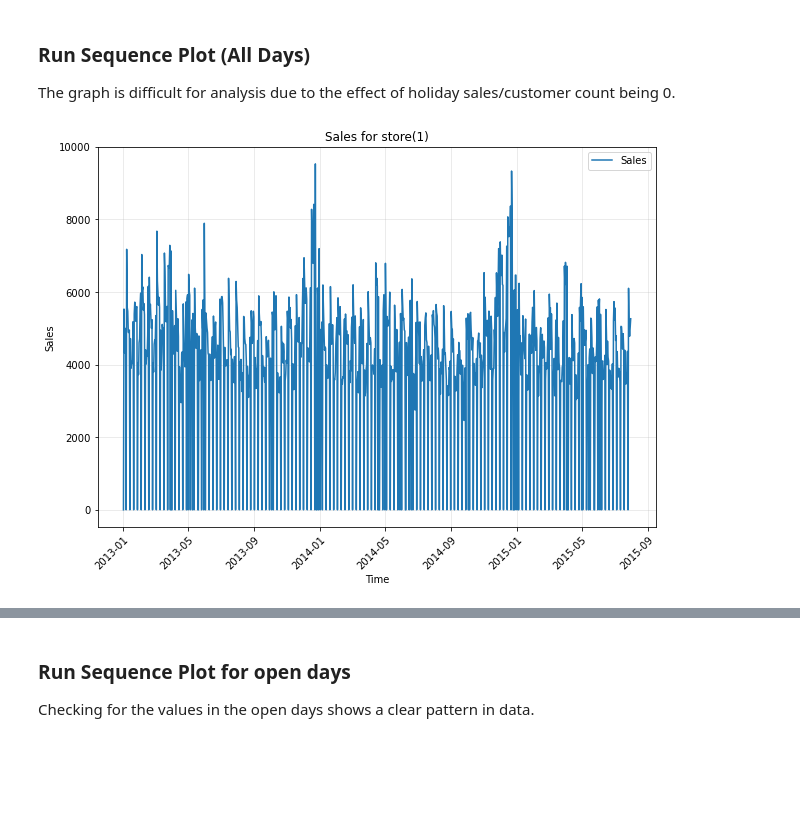
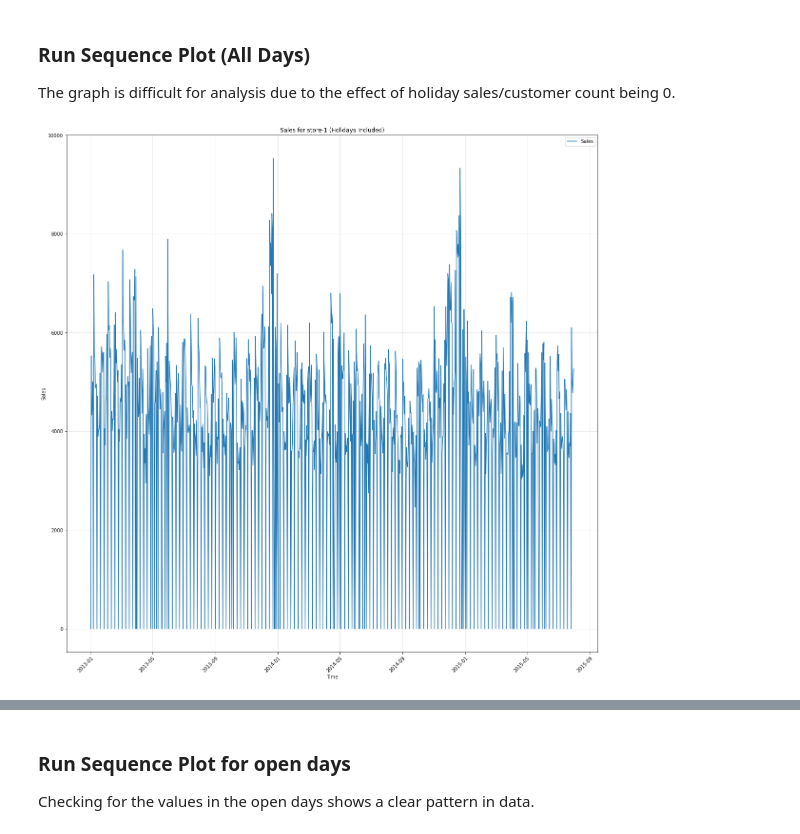
Before and after one commit to aashishpokharel/Time-Series-Sales-Prediction, a Jupyter notebook: Rossman Sales EDA-Single Store.ipynb, the cells around one changed output, grey strips where cells are left out. Drawn from its saved outputs; the diff is of its cells as text; code cells hidden in the pictures; blank space fills up the shorter version.

```diff
--- a/Rossman Sales EDA-Single Store.ipynb
+++ b/Rossman Sales EDA-Single Store.ipynb
@@ -114,7 +118,7 @@ def run_sequence_plot (x, y, title ,  mean_line = False, xlabel="time", ylabel="
     returns: y
         Line plot
     """
-    plt.figure(figsize =(10 ,7))
+    plt.figure(figsize =(20 ,20))
     sns.lineplot(x, y,  label = ylabel)
     if(mean_line  == True):
         plt.axhline(y=np.nanmean(y), color = "red", label = f'mean(= {np.nanmean(y):.2f} )')
@@ -156,10 +193,10 @@ The graph is difficult for analysis due to the effect of holiday sales/customer
 # %%
 run_sequence_plot(x = first_store.index,
                   y = first_store['Sales'],
-                  title = "Sales for store(1)",
+                  title = "Sales for store-1 (Holidays Included)",
                   xlabel = 'Time', ylabel = 'Sales')
 # %% [output]
-[figure, old version]
+[figure, new version]
 # %%
 run_sequence_plot(x = first_store.index,
                   y = first_store['Customers'],
```
Also changed, not shown: parts of 26 cells of this notebook.
